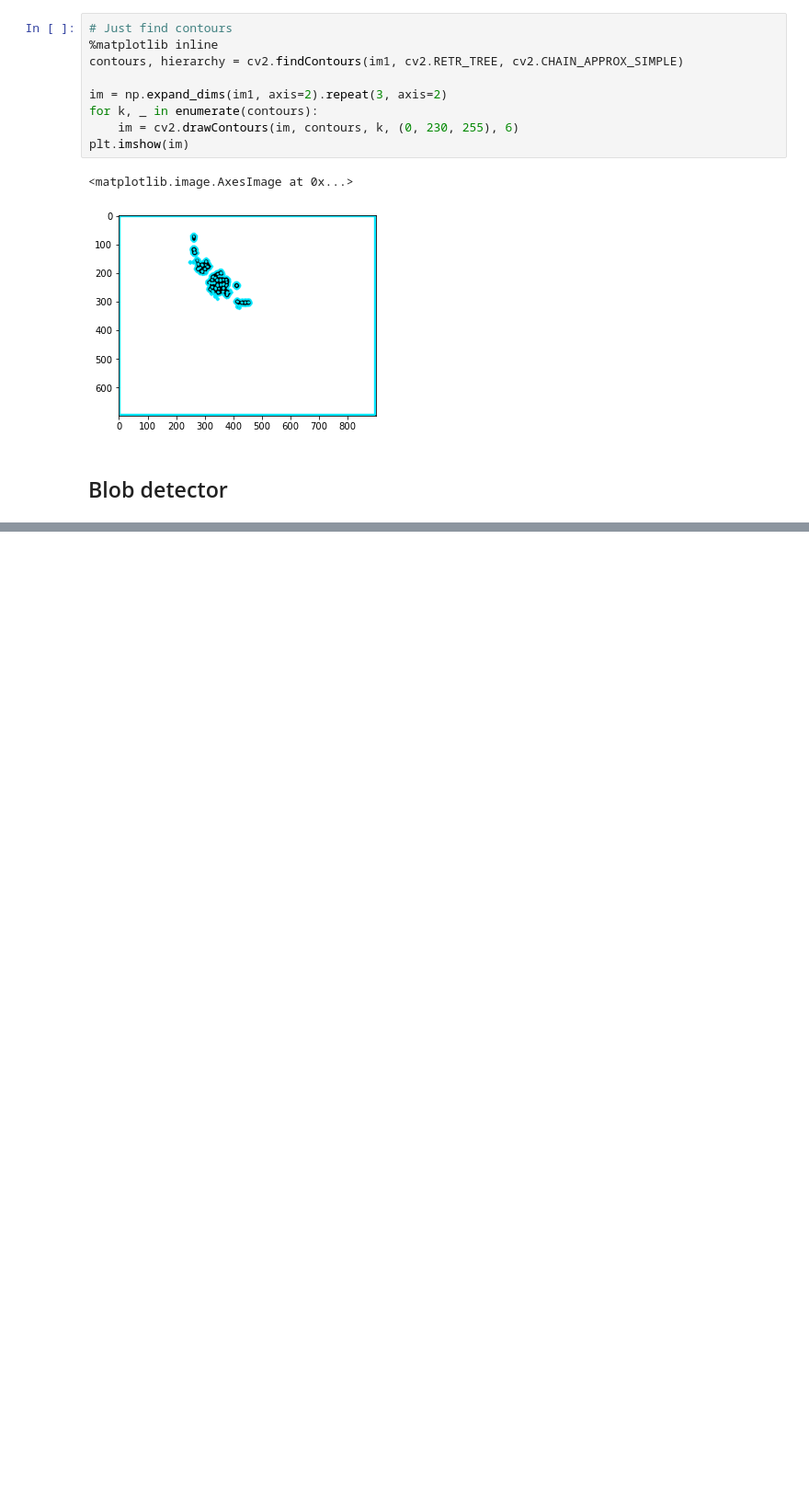
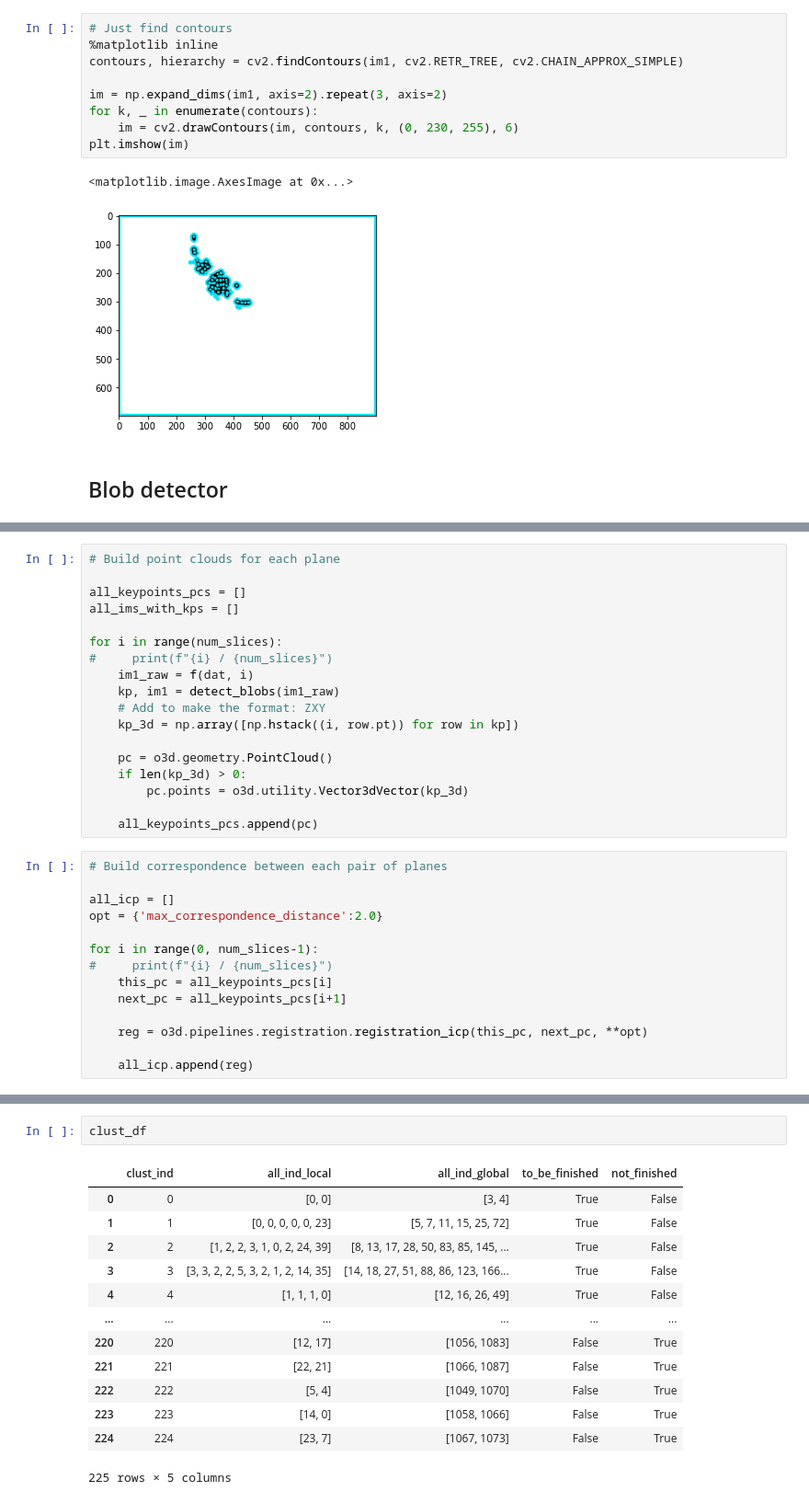
Before and after one commit to ch9nuk9/wbfm, a Jupyter notebook: example-feature-workflow/feature_alignment/Segmentation_tests.ipynb, the cells around one changed output, grey strips where cells are left out. Shown at 92% size. Cells and saved outputs as stored; diff of their text form; blank space fills up the shorter version.

```diff
--- a/example-feature-workflow/feature_alignment/Segmentation_tests.ipynb
+++ b/example-feature-workflow/feature_alignment/Segmentation_tests.ipynb
@@ -145,0 +174,32 @@ Text(0.5, 1.0, 'Found 47 keypoints')
+# %%
+# Build point clouds for each plane
+
+all_keypoints_pcs = []
+all_ims_with_kps = []
+
+for i in range(num_slices):
+#     print(f"{i} / {num_slices}")
+    im1_raw = f(dat, i)
+    kp, im1 = detect_blobs(im1_raw)
+    # Add to make the format: ZXY
+    kp_3d = np.array([np.hstack((i, row.pt)) for row in kp])
+
+    pc = o3d.geometry.PointCloud()
+    if len(kp_3d) > 0:
+        pc.points = o3d.utility.Vector3dVector(kp_3d)
+
+    all_keypoints_pcs.append(pc)
+# %%
+# Build correspondence between each pair of planes
+
+all_icp = []
+opt = {'max_correspondence_distance':2.0}
+
+for i in range(0, num_slices-1):
+#     print(f"{i} / {num_slices}")
+    this_pc = all_keypoints_pcs[i]
+    next_pc = all_keypoints_pcs[i+1]
+
+    reg = o3d.pipelines.registration.registration_icp(this_pc, next_pc, **opt)
+
+    all_icp.append(reg)
@@ -145,0 +335,16 @@ Text(0.5, 1.0, 'Found 47 keypoints')
+# %%
+clust_df
+# %% [output]
+|  | clust_ind | all_ind_local | all_ind_global | to_be_finished | not_finished |
+| 0 | 0 | [0, 0] | [3, 4] | True | False |
+| 1 | 1 | [0, 0, 0, 0, 0, 23] | [5, 7, 11, 15, 25, 72] | True | False |
+| 2 | 2 | [1, 2, 2, 3, 1, 0, 2, 24, 39] | [8, 13, 17, 28, 50, 83, 85, 145, ... | True | False |
+| 3 | 3 | [3, 3, 2, 2, 5, 3, 2, 1, 2, 14, 35] | [14, 18, 27, 51, 88, 86, 123, 166... | True | False |
+| 4 | 4 | [1, 1, 1, 0] | [12, 16, 26, 49] | True | False |
+| ... | ... | ... | ... | ... | ... |
+| 220 | 220 | [12, 17] | [1056, 1083] | False | True |
+| 221 | 221 | [22, 21] | [1066, 1087] | False | True |
+| 222 | 222 | [5, 4] | [1049, 1070] | False | True |
+| 223 | 223 | [14, 0] | [1058, 1066] | False | True |
+| 224 | 224 | [23, 7] | [1067, 1073] | False | True |
+225 rows × 5 columns
```
Also changed, not shown: parts of 30 cells of this notebook, 1 other file.
